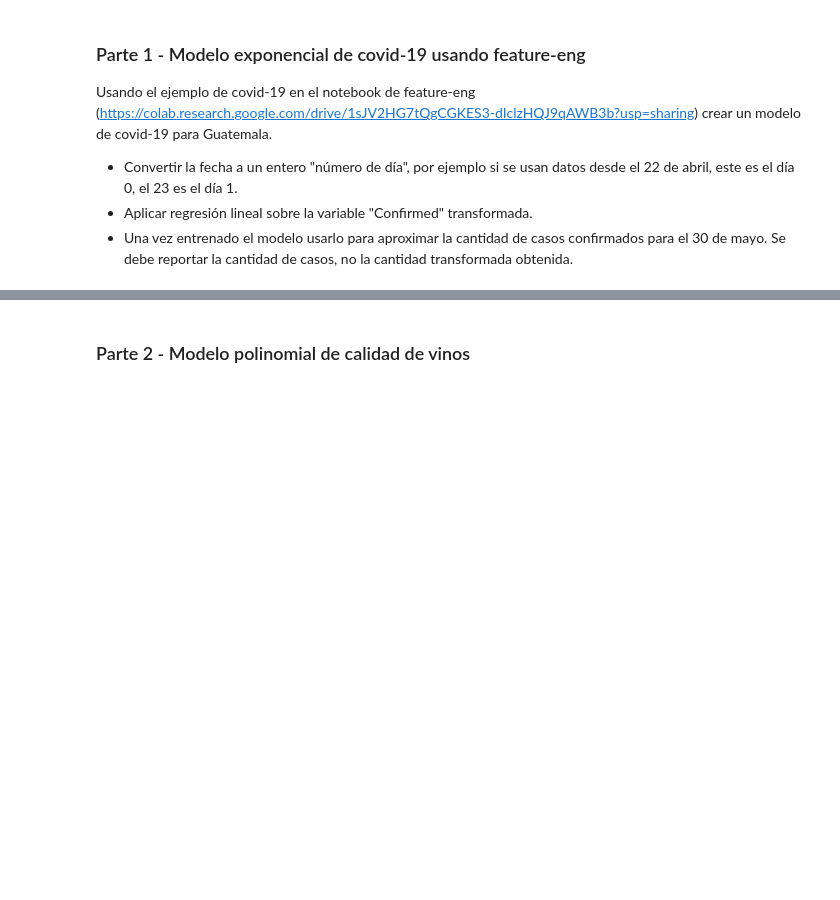
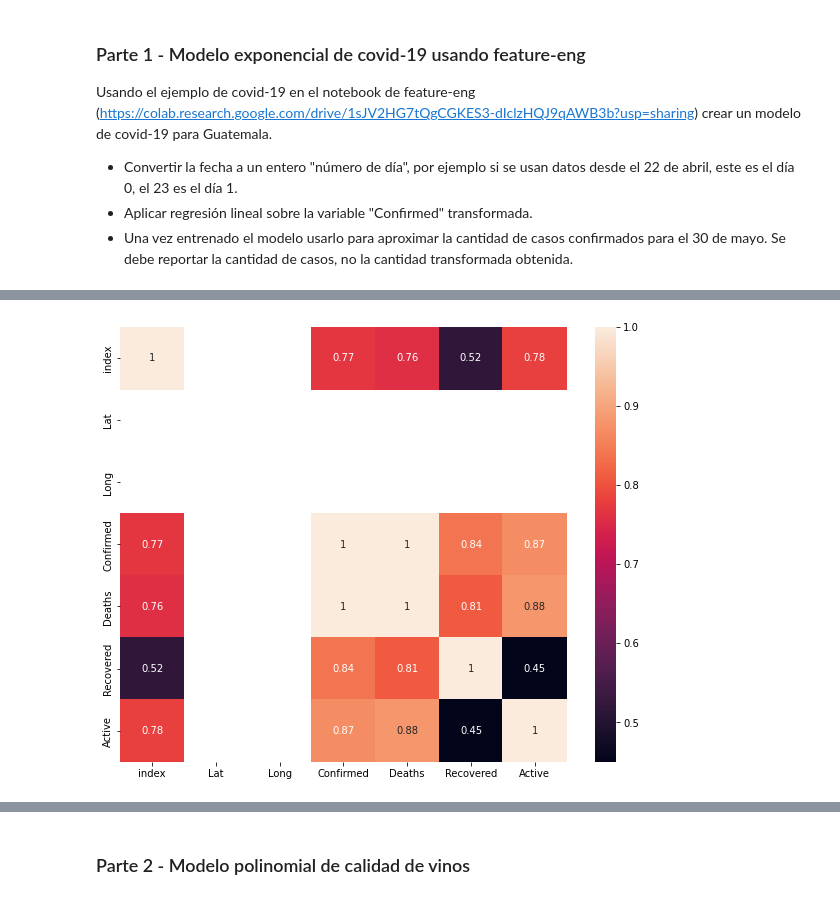
Before and after one commit to yurandirsantana/UniversidadGalileo2022, a Jupyter notebook: Statistical_Learning_Tarea_2.ipynb, the cells around one changed output, grey strips where cells are left out. Cells and saved outputs as stored; diff of their text form; code cells hidden in the pictures; blank space fills up the shorter version.

```diff
--- a/Statistical_Learning_Tarea_2.ipynb
+++ b/Statistical_Learning_Tarea_2.ipynb
@@ -13,0 +29,4 @@ Usando el ejemplo de covid-19 en el notebook de feature-eng (https://colab.resea
+# %%
+covid19_data = pd.read_csv('/content/gdrive/My Drive/covid_19_clean_complete.csv')
+covid19_data["Date"] = pd.to_datetime(covid19_data["Date"],infer_datetime_format = True)
+covid19_data.head()
@@ -13,0 +40,16 @@ Usando el ejemplo de covid-19 en el notebook de feature-eng (https://colab.resea
+# %%
+# Filtrando el Dataset para obtener solo los datos de Guatemala:
+
+covid19_data_Guatemala = covid19_data[covid19_data['Country/Region'] == "Guatemala"]
+covid19_data_Guatemala.head()
+
+# Ordenando por fecha:
+
+by_date = covid19_data_Guatemala.sort_values('Date')
+by_date.head()
+
+# Obtener nuevo Index
+
+covid19_data_Guatemala.index = range(len(covid19_data_Guatemala))
+
+covid19_data_Guatemala.head()
@@ -13,0 +63,12 @@ Usando el ejemplo de covid-19 en el notebook de feature-eng (https://colab.resea
+# %%
+# Nuevo dataframe en orden de utilizar el nuevo index
+
+covid19_data_Guatemala_VF = covid19_data_Guatemala.reset_index()
+# %%
+# Gráfica de correlación entre todos los atributos del Dataframe
+
+plt.figure(figsize=(10, 8))
+sns.heatmap(round(covid19_data_Guatemala_VF.corr(method="pearson"),2), annot=True)
+plt.show()
+# %% [output]
+[figure, added]
```
Also changed, not shown: parts of 8 cells of this notebook.
